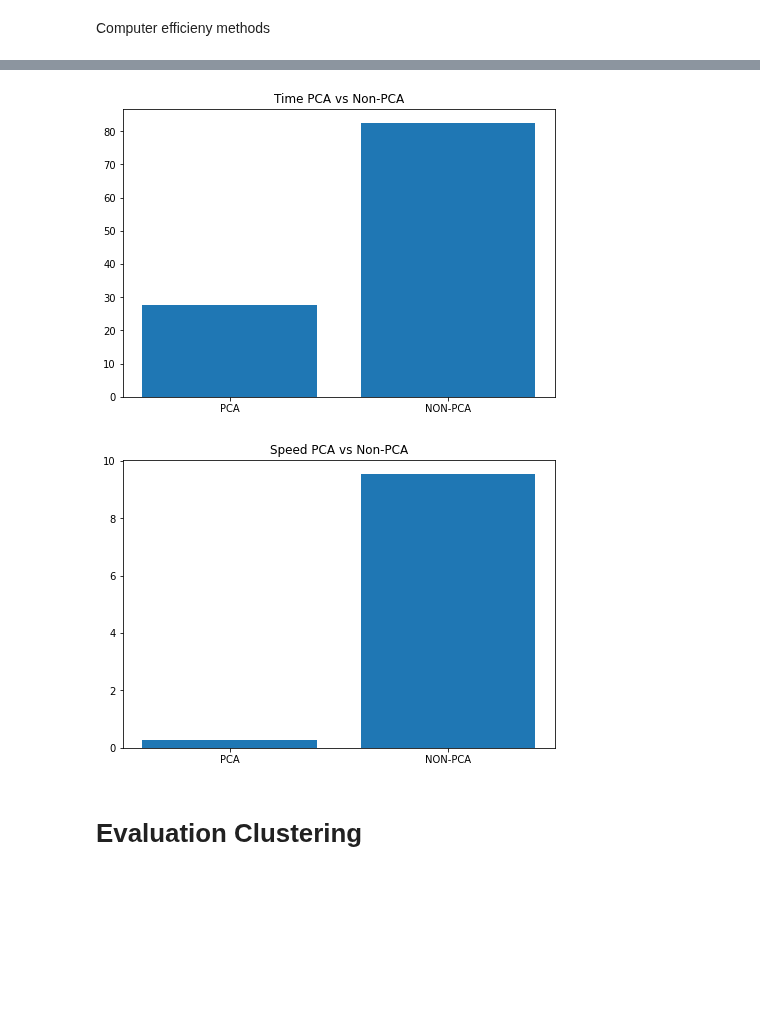
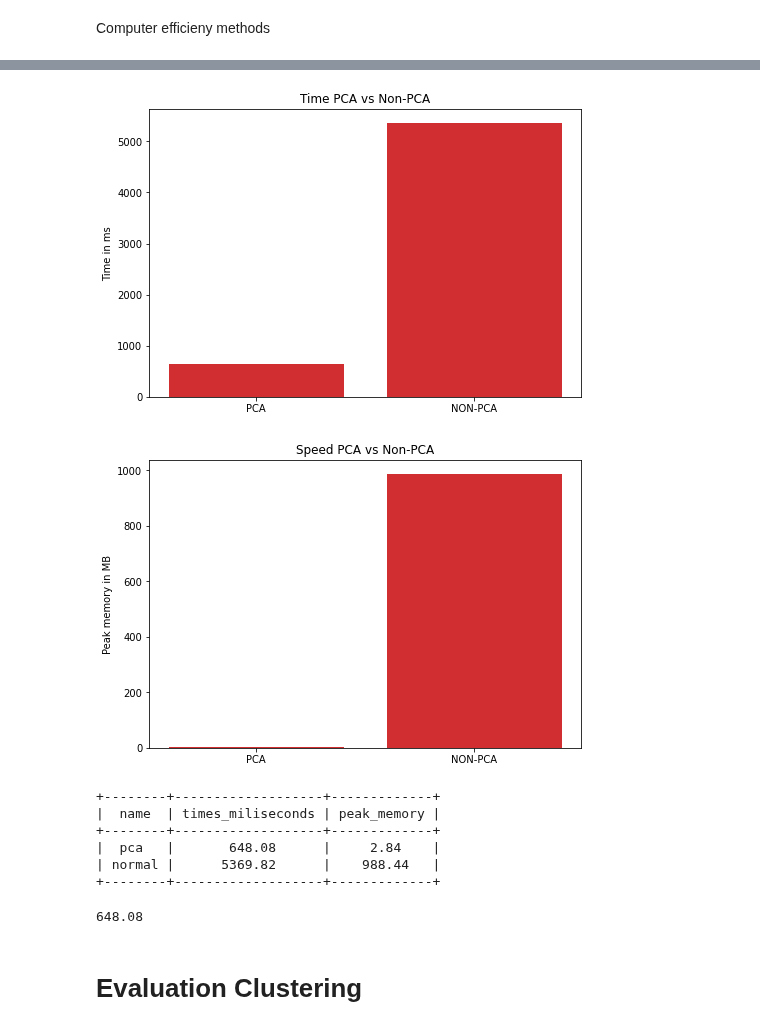
Before and after one commit to claredavies/MachineLearningCoursework, a Jupyter notebook: Assignment3/Assignment3HumanActivityRecognition.ipynb, the cells around one changed output, grey strips where cells are left out. Cells and saved outputs as stored; diff of their text form; code cells hidden in the pictures; blank space fills up the shorter version.

```diff
--- a/Assignment3/Assignment3HumanActivityRecognition.ipynb
+++ b/Assignment3/Assignment3HumanActivityRecognition.ipynb
@@ -176,0 +173,13 @@ plt.show()
+# %%
+sns.set_palette("Set1", desat=0.80)
+facetgrid = sns.FacetGrid(df, hue='ActivityName', height=5,aspect=2)
+facetgrid.map(sns.distplot,'tBodyAccMagmean', hist=False)\
+    .add_legend()
+plt.annotate("Stationary Activities", xy=(-0.960,12), xytext=(-0.5, 15), size=20,\
+            va='center', ha='left',\
+            arrowprops=dict(arrowstyle="simple",connectionstyle="arc3,rad=0.1"))
+
+plt.annotate("Moving Activities", xy=(0,3), xytext=(0.2, 9), size=20,\
+            va='center', ha='left',\
+            arrowprops=dict(arrowstyle="simple",connectionstyle="arc3,rad=0.1"))
+plt.show()
@@ -476,24 +488,51 @@ peak in MB:  9.557129859924316
 # %%
 # Plot time
 fig = plt.figure()
 ax = fig.add_axes([0,0,1,1])
 labels = ['PCA','NON-PCA']
 times_miliseconds = [pca_time,normal_time]
 ax.bar(labels,times_miliseconds)
+plt.ylabel("Time in ms")
 plt.title("Time PCA vs Non-PCA")
 plt.show()
 
 # Plot speed
 fig = plt.figure()
 ax = fig.add_axes([0,0,1,1])
 labels = ['PCA','NON-PCA']
 peak_MB = [pca_peak,normal_peak]
 ax.bar(labels,peak_MB)
+plt.ylabel("Peak memory in MB")
 plt.title("Speed PCA vs Non-PCA")
 plt.show()
 # %% [output]
-[figure, old version]
+[figure, new version]
-[figure, old version]
+[figure, new version]
+# %%
+pca_time = '%.2f' % pca_time
+normal_time = '%.2f' % normal_time
+pca_peak =  '%.2f' % pca_peak
+normal_peak =  '%.2f' % normal_peak
+
+labels = ['name','times_miliseconds', 'peak_memory']
+pca_computational = ['pca',pca_time,pca_peak]
+normal_computational = ['normal',normal_time,normal_peak]
+
+t_computational = PrettyTable(labels)
+t_computational.add_row(pca_computational)
+t_computational.add_row(normal_computational)
+print(t_computational)
+# %% [output]
++--------+-------------------+-------------+
+|  name  | times_miliseconds | peak_memory |
++--------+-------------------+-------------+
+|  pca   |       648.08      |     2.84    |
+| normal |      5369.82      |    988.44   |
++--------+-------------------+-------------+
+# %%
+print(pca_time)
+# %% [output]
+648.08
 # %% [markdown]
 # Evaluation Clustering
 # %% [markdown]
```
Also changed, not shown: parts of 32 cells of this notebook.
